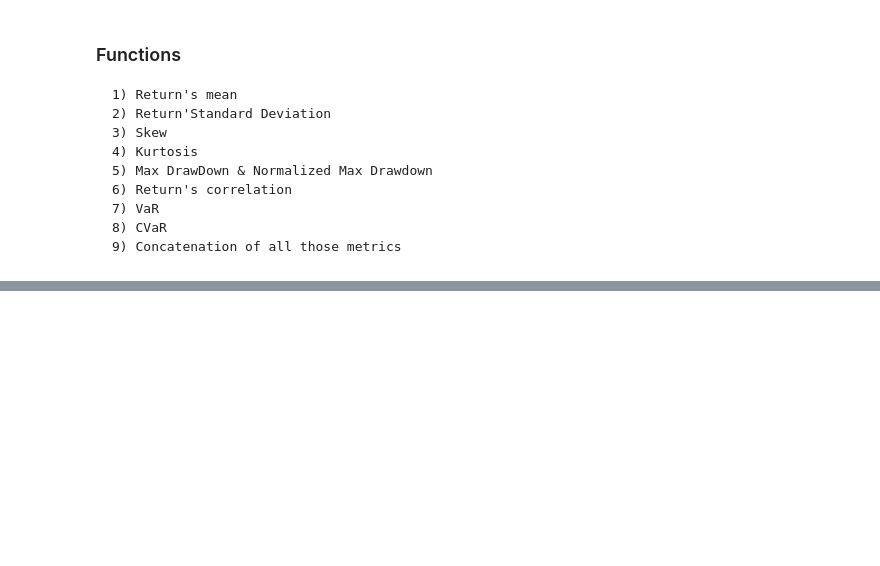
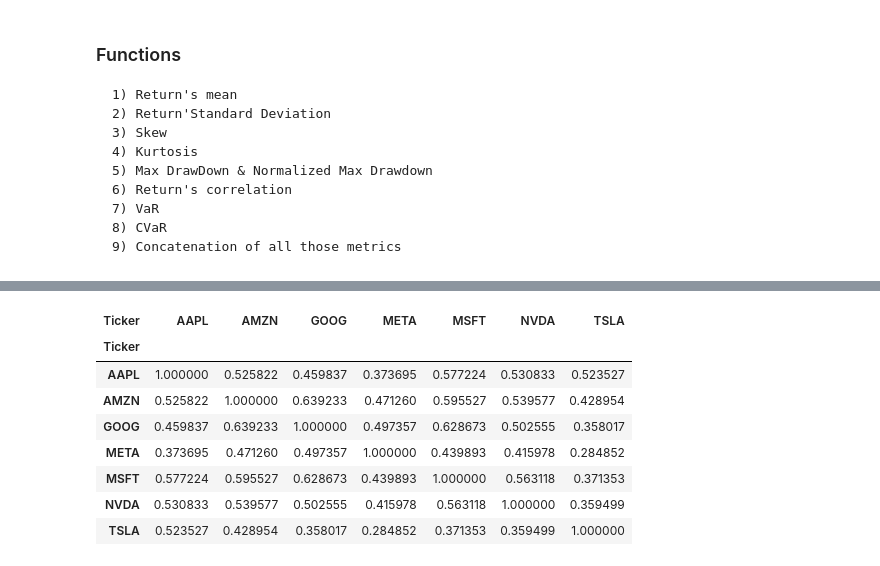
Before and after one commit to AlexandreOnofreDias/Introduction-To-Finance, a Jupyter notebook: Stocks Information.ipynb, the cells around one changed output, grey strips where cells are left out. Cells and saved outputs as stored; diff of their text form; code cells hidden in the pictures; blank space fills up the shorter version.

```diff
--- a/Stocks Information.ipynb
+++ b/Stocks Information.ipynb
@@ -186,0 +217,12 @@ concatenation(df['Adj Close'].pct_change().fillna(0), df, 0.95)
+# %%
+compute_correlation_matrix(df, frequency = 'M')
+# %% [output]
+| Ticker | AAPL | AMZN | GOOG | META | MSFT | NVDA | TSLA |
+| Ticker |  |  |  |  |  |  |  |
+| AAPL | 1.000000 | 0.525822 | 0.459837 | 0.373695 | 0.577224 | 0.530833 | 0.523527 |
+| AMZN | 0.525822 | 1.000000 | 0.639233 | 0.471260 | 0.595527 | 0.539577 | 0.428954 |
+| GOOG | 0.459837 | 0.639233 | 1.000000 | 0.497357 | 0.628673 | 0.502555 | 0.358017 |
+| META | 0.373695 | 0.471260 | 0.497357 | 1.000000 | 0.439893 | 0.415978 | 0.284852 |
+| MSFT | 0.577224 | 0.595527 | 0.628673 | 0.439893 | 1.000000 | 0.563118 | 0.371353 |
+| NVDA | 0.530833 | 0.539577 | 0.502555 | 0.415978 | 0.563118 | 1.000000 | 0.359499 |
+| TSLA | 0.523527 | 0.428954 | 0.358017 | 0.284852 | 0.371353 | 0.359499 | 1.000000 |
```
Also changed, not shown: parts of 11 cells of this notebook.
